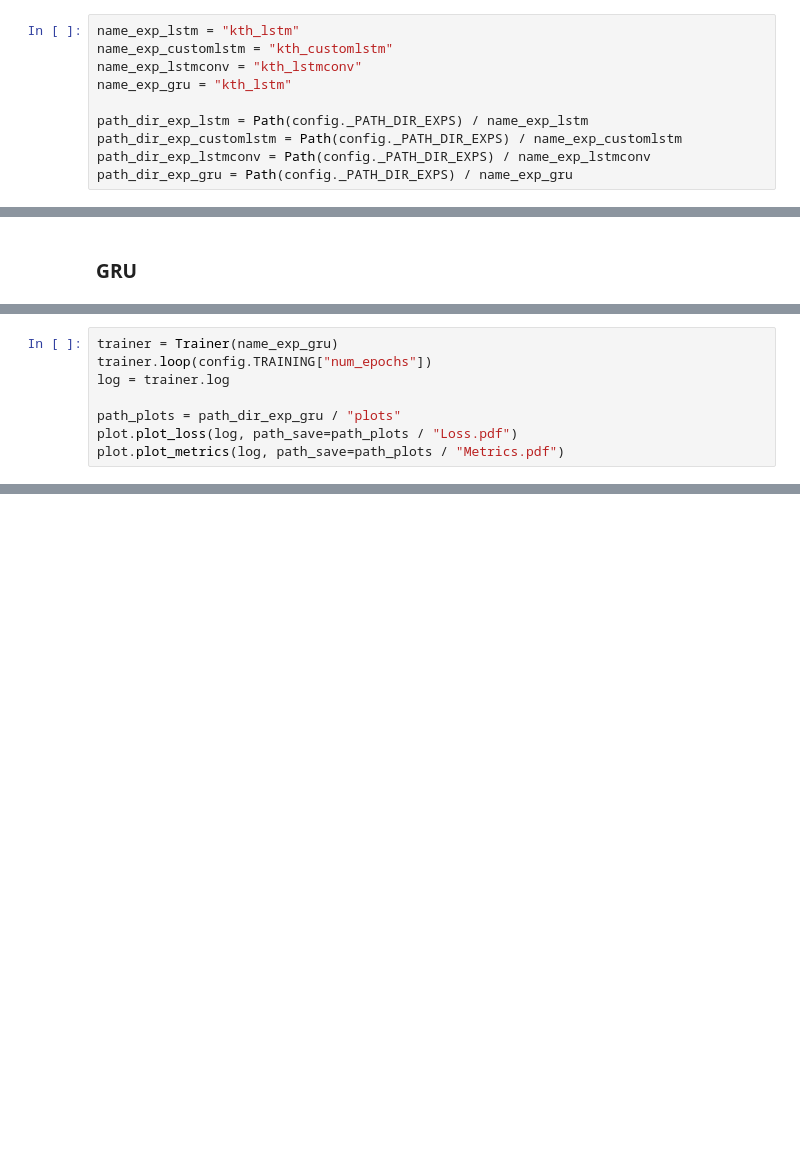
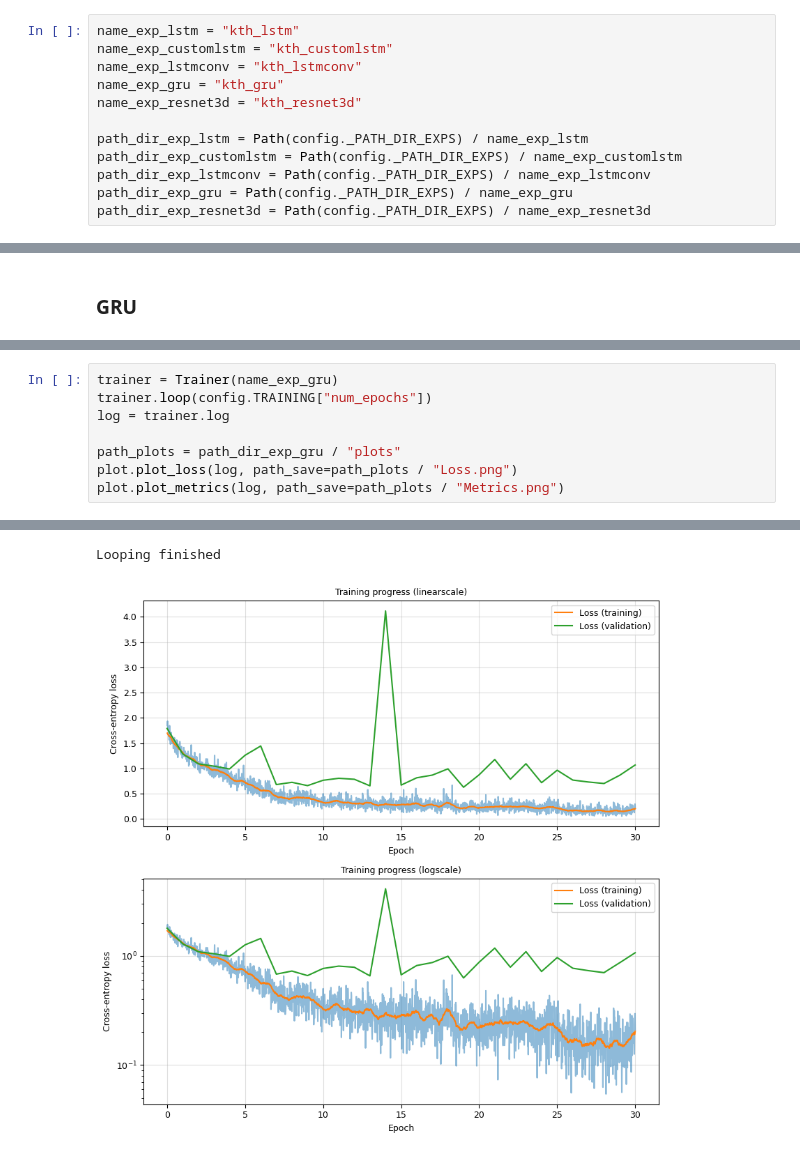
Before and after one commit to bertan-karacora/lab-vision-systems-assignments, a Jupyter notebook: assignment_4/assignment_4_run.ipynb, the cells around one changed output, grey strips where cells are left out. Cells and saved outputs as stored; diff of their text form; blank space fills up the shorter version.

```diff
--- a/assignment_4/assignment_4_run.ipynb
+++ b/assignment_4/assignment_4_run.ipynb
@@ -37,9 +35,11 @@ import assignment.visualization.visualize as visualize
 name_exp_lstm = "kth_lstm"
 name_exp_customlstm = "kth_customlstm"
 name_exp_lstmconv = "kth_lstmconv"
-name_exp_gru = "kth_lstm"
+name_exp_gru = "kth_gru"
+name_exp_resnet3d = "kth_resnet3d"
 
 path_dir_exp_lstm = Path(config._PATH_DIR_EXPS) / name_exp_lstm
 path_dir_exp_customlstm = Path(config._PATH_DIR_EXPS) / name_exp_customlstm
 path_dir_exp_lstmconv = Path(config._PATH_DIR_EXPS) / name_exp_lstmconv
 path_dir_exp_gru = Path(config._PATH_DIR_EXPS) / name_exp_gru
+path_dir_exp_resnet3d = Path(config._PATH_DIR_EXPS) / name_exp_resnet3d
@@ -179,5 +344,6 @@ trainer.loop(config.TRAINING["num_epochs"])
 log = trainer.log
 
 path_plots = path_dir_exp_gru / "plots"
-plot.plot_loss(log, path_save=path_plots / "Loss.pdf")
-plot.plot_metrics(log, path_save=path_plots / "Metrics.pdf")
+plot.plot_loss(log, path_save=path_plots / "Loss.png")
+plot.plot_metrics(log, path_save=path_plots / "Metrics.png")
+# %% [output]
@@ -183,0 +367,2 @@ plot.plot_metrics(log, path_save=path_plots / "Metrics.pdf")
+Looping finished
+[figure, added]
```
Also changed, not shown: parts of 22 cells of this notebook, 58 other files.
